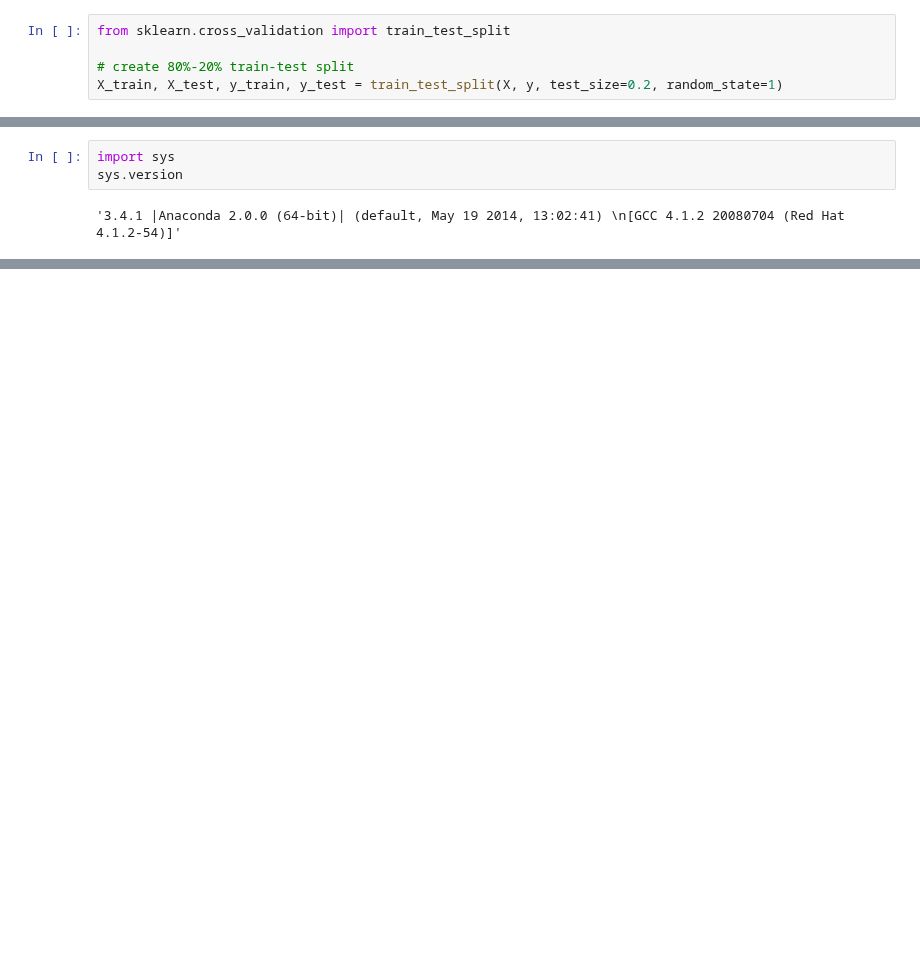
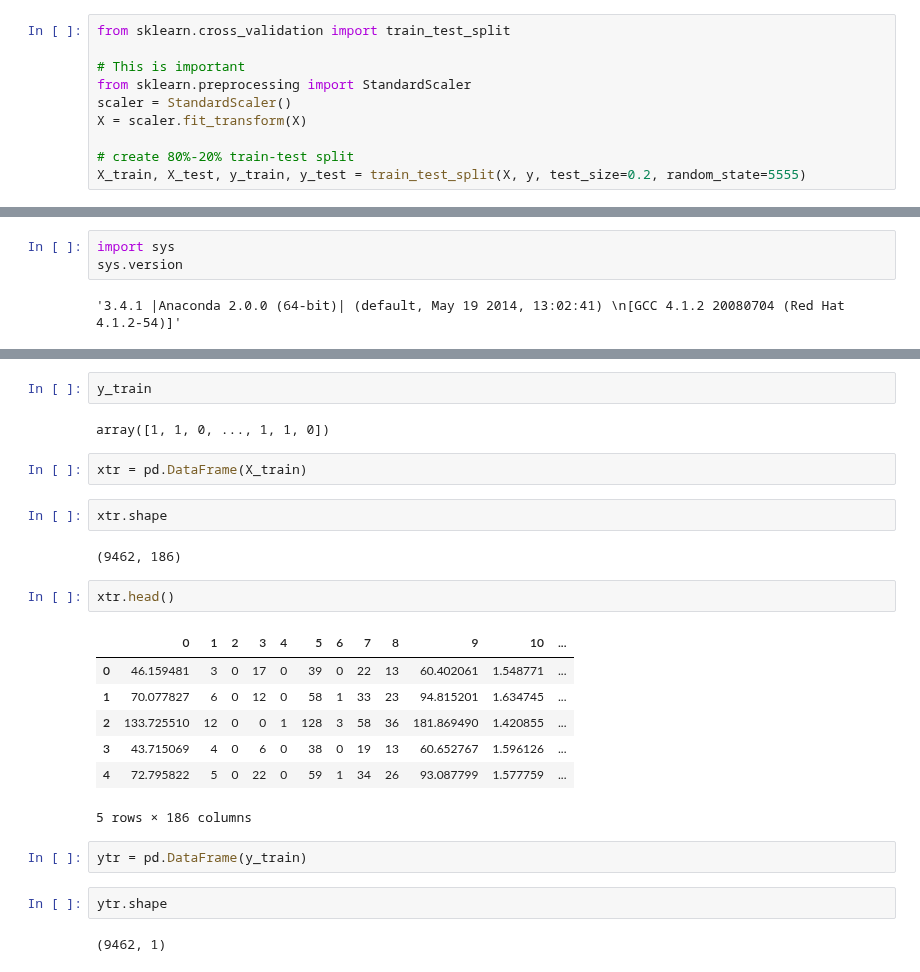
Before and after one commit to 5x5x5x5/kin, a Jupyter notebook: ShuffleandSplit.ipynb, the cells around one changed output, grey strips where cells are left out. Cells and saved outputs as stored; diff of their text form; blank space fills up the shorter version.

```diff
--- a/ShuffleandSplit.ipynb
+++ b/ShuffleandSplit.ipynb
@@ -119,5 +153,10 @@ y = twoC19.ix[:,'inhibitor']
 # %%
 from sklearn.cross_validation import train_test_split
 
+# This is important
+from sklearn.preprocessing import StandardScaler
+scaler = StandardScaler()
+X = scaler.fit_transform(X)
+
 # create 80%-20% train-test split
-X_train, X_test, y_train, y_test = train_test_split(X, y, test_size=0.2, random_state=1)
+X_train, X_test, y_train, y_test = train_test_split(X, y, test_size=0.2, random_state=5555)
@@ -130,0 +227,26 @@ sys.version
+# %%
+y_train
+# %% [output]
+array([1, 1, 0, ..., 1, 1, 0])
+# %%
+xtr = pd.DataFrame(X_train)
+# %%
+xtr.shape
+# %% [output]
+(9462, 186)
+# %%
+xtr.head()
+# %% [output]
+|  | 0 | 1 | 2 | 3 | 4 | 5 | 6 | 7 | 8 | 9 | 10 | ... |
+| 0 | 46.159481 | 3 | 0 | 17 | 0 | 39 | 0 | 22 | 13 | 60.402061 | 1.548771 | ... |
+| 1 | 70.077827 | 6 | 0 | 12 | 0 | 58 | 1 | 33 | 23 | 94.815201 | 1.634745 | ... |
+| 2 | 133.725510 | 12 | 0 | 0 | 1 | 128 | 3 | 58 | 36 | 181.869490 | 1.420855 | ... |
+| 3 | 43.715069 | 4 | 0 | 6 | 0 | 38 | 0 | 19 | 13 | 60.652767 | 1.596126 | ... |
+| 4 | 72.795822 | 5 | 0 | 22 | 0 | 59 | 1 | 34 | 26 | 93.087799 | 1.577759 | ... |
+5 rows × 186 columns
+# %%
+ytr = pd.DataFrame(y_train)
+# %%
+ytr.shape
+# %% [output]
+(9462, 1)
```
Also changed, not shown: parts of 13 cells of this notebook.
